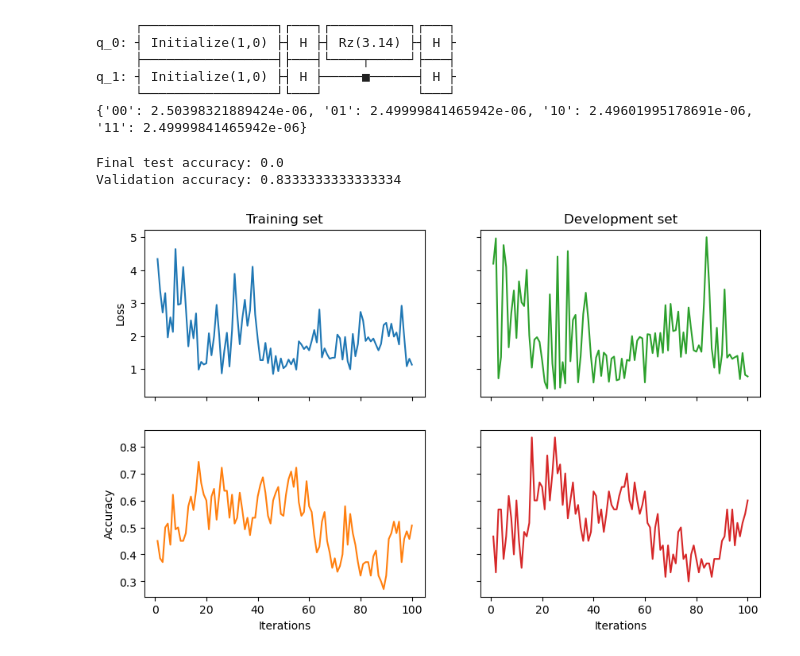
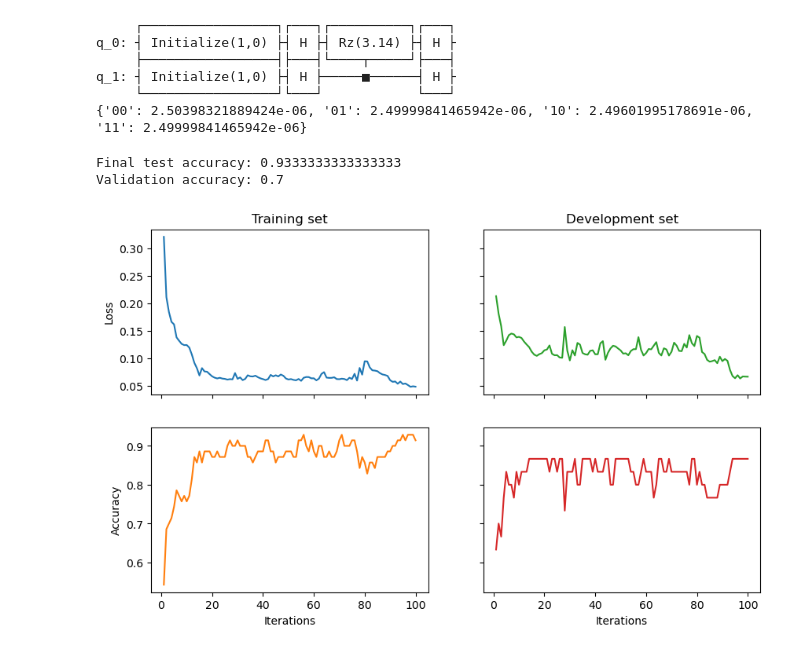
Before and after one commit to jurekjurek/MasterThesisCode, a Jupyter notebook: amplitudeEncoding/AECompareModels.ipynb, the cells around one changed output. Saved outputs shown, nothing was run; the diff lists cells and outputs as text; code cells hidden in the pictures.

```diff
--- a/amplitudeEncoding/AECompareModels.ipynb
+++ b/amplitudeEncoding/AECompareModels.ipynb
@@ -658,41 +637,41 @@ q_1: ┤ Initialize(1,0) ├┤ H ├─────■──────┤ H
 # %%
 import matplotlib.pyplot as plt
 
-trainer = trainerTK
-model = modelTK
-acc = accTK
+trainer = trainerPennylane
+model = modelPennylane
+acc = accPL
 fig, ((ax_tl, ax_tr), (ax_bl, ax_br)) = plt.subplots(2, 2,
                                                      sharex=True,
                                                      sharey='row',
                                                      figsize=(10, 6))
 ax_tl.set_title('Training set')
 ax_tr.set_title('Development set')
 ax_bl.set_xlabel('Iterations')
 ax_br.set_xlabel('Iterations')
 ax_bl.set_ylabel('Accuracy')
 ax_tl.set_ylabel('Loss')
 
 colours = iter(plt.rcParams['axes.prop_cycle'].by_key()['color'])
 range_ = np.arange(1, trainer.epochs+1)
 ax_tl.plot(range_, trainer.train_epoch_costs, color=next(colours))
 ax_bl.plot(range_, trainer.train_eval_results['acc'], color=next(colours))
 ax_tr.plot(range_, trainer.val_costs, color=next(colours))
 ax_br.plot(range_, trainer.val_eval_results['acc'], color=next(colours))
 
 # print test accuracy
 pred = model(test_circuits)
 labels = torch.tensor(test_labels)
 
 print('Final test accuracy: {}'.format(acc(pred, labels)))
 
 # print test accuracy - tket
-modelNumpy.load(trainerNumpy.log_dir + '/best_model.lt')
-val_acc = accNP(modelNumpy(val_circuits), val_labels)
+modelTK.load(trainerTK.log_dir + '/best_model.lt')
+val_acc = accTK(modelTK(val_circuits), val_labels)
 print('Validation accuracy:', val_acc.item())
 # %% [output]
-Final test accuracy: 0.0
-Validation accuracy: 0.8333333333333334
+Final test accuracy: 0.9333333333333333
+Validation accuracy: 0.7
-[figure, old version]
+[figure, new version]
 # %%
 '''
 Now, for the density matrix part.
```
Also changed, not shown: parts of 7 cells of this notebook, 2 other files.
